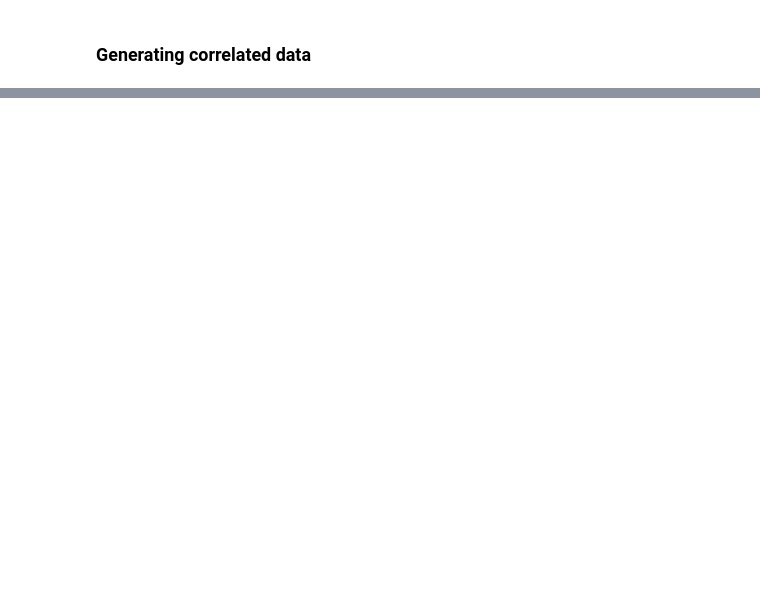
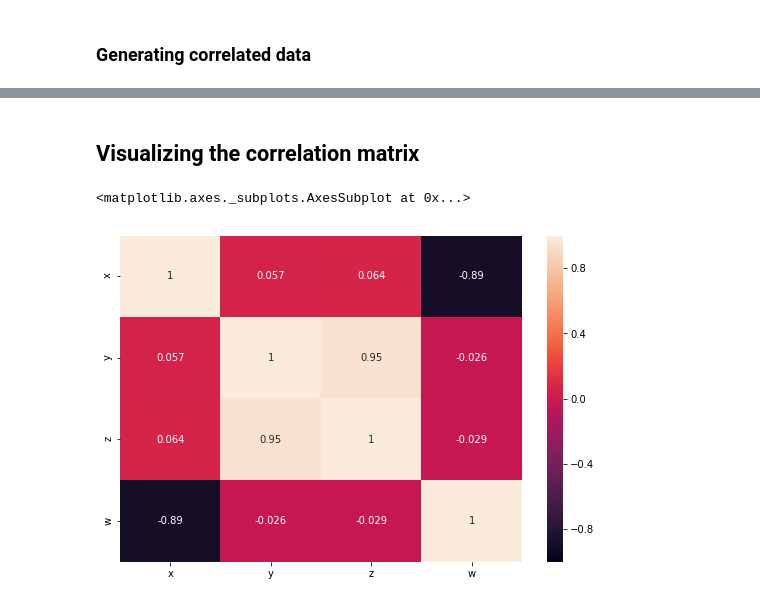
Before and after one commit to eytanohana/Data-Science-and-Statistics, a Jupyter notebook: covariance and correlation matrix.ipynb, the cells around one changed output, grey strips where cells are left out. Drawn from its saved outputs; the diff is of its cells as text; code cells hidden in the pictures; blank space fills up the shorter version.

```diff
--- a/covariance and correlation matrix.ipynb
+++ b/covariance and correlation matrix.ipynb
@@ -191,0 +182,7 @@ Our correlation matrix
+# %% [markdown]
+## Visualizing the correlation matrix
+# %%
+sns.heatmap(df_X.corr(), linewidths=0, vmin=-1, vmax=1, annot=True)
+# %% [output]
+<matplotlib.axes._subplots.AxesSubplot at 0x...>
+[figure, added]
```
Also changed, not shown: parts of 13 cells of this notebook.
